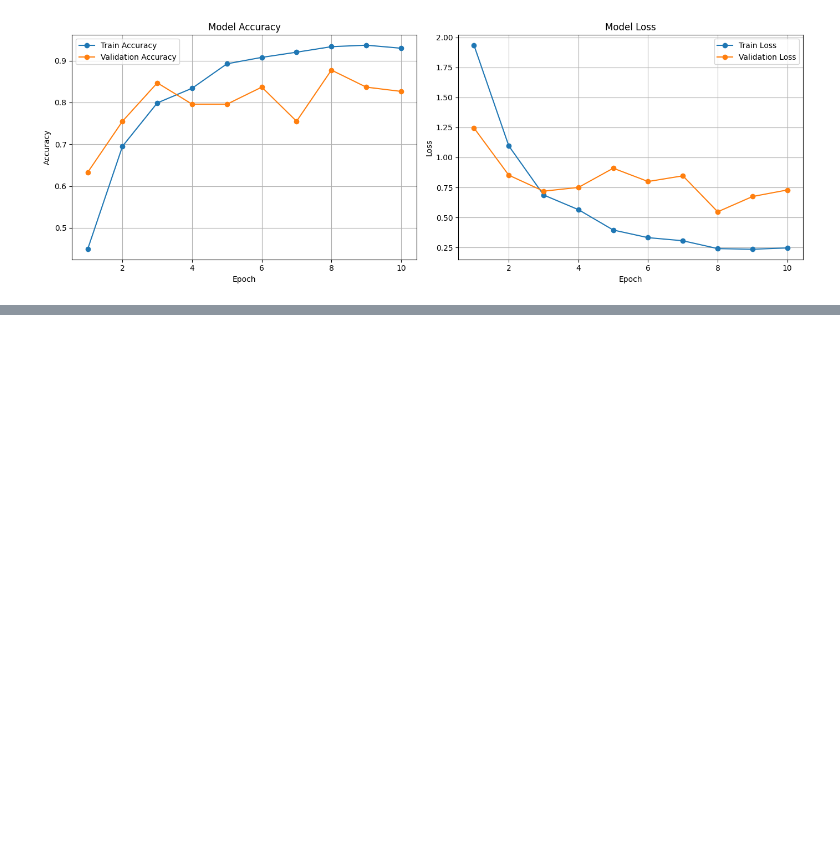
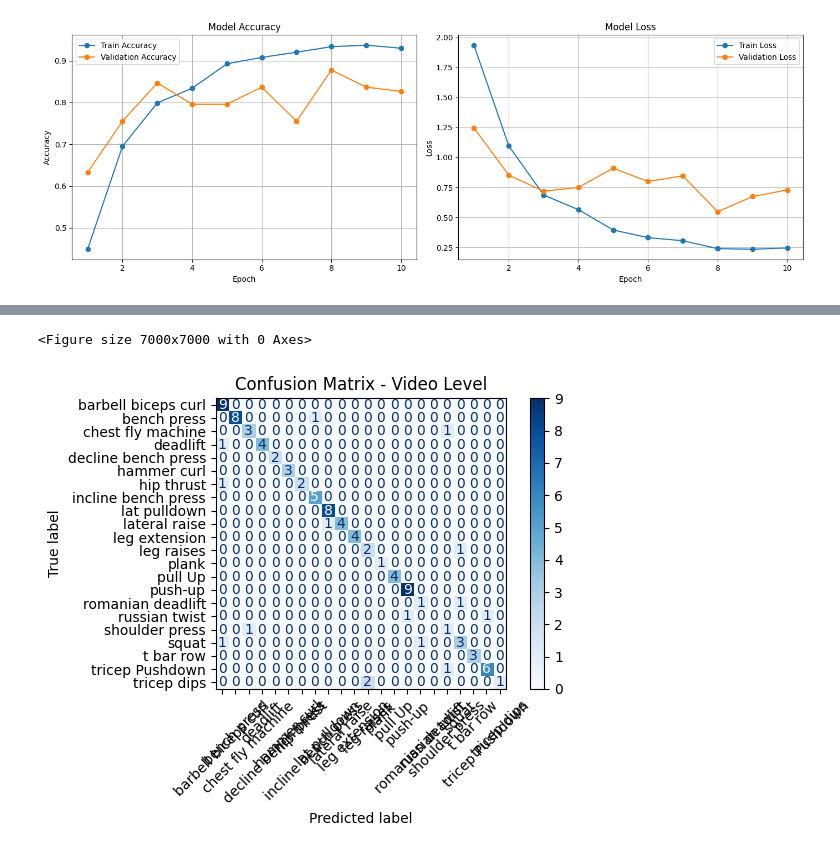
Before and after one commit to ShannieChacham/Workout_Exercises_Video_Classifier, a Jupyter notebook: Shannie_Chacham.ipynb, the cells around one changed output, grey strips where cells are left out. Drawn from its saved outputs; the diff is of its cells as text; code cells hidden in the pictures; blank space fills up the shorter version.

Commit message:
Test Results

```diff
--- a/Shannie_Chacham.ipynb
+++ b/Shannie_Chacham.ipynb
@@ -1278,0 +1180,6 @@ Plot saved to /content/drive/MyDrive/Beilinson/figs
+# %%
+# 3. Create Dataset and DataLoader
+clip_len = 16
+num_clips_per_video = 6
+test_dataset = VideoClipDataset(test_df, clip_len=clip_len, num_clips_per_video=num_clips_per_video, allow_short=True)
+test_loader = DataLoader(test_dataset, batch_size=8, shuffle=False, num_workers=2)
@@ -1278,0 +1274,24 @@ Plot saved to /content/drive/MyDrive/Beilinson/figs
+# %%
+# 6. Aggregate predictions per video
+test_results = {}
+for path, clip_preds in test_predictions_by_path.items():
+    pred_counts = Counter(clip_preds)
+    predicted_label = pred_counts.most_common(1)[0][0]
+    test_results[path] = {
+        'predicted_label': predicted_label,
+        'clip_predictions': clip_preds,
+        'confidence': pred_counts[predicted_label] / len(clip_preds)
+    }
+# %%
+# 7. Convert to DataFrame
+path_to_label = {row['filepath']: row['label'] for _, row in test_df.iterrows()}
+results_df = pd.DataFrame([
+    {
+        "filepath": path,
+        "true_label": path_to_label.get(path, None),
+        "predicted_label": res['predicted_label'],
+        "confidence": res['confidence'],
+        "clip_predictions": res['clip_predictions']
+    }
+    for path, res in test_results.items()
+])
@@ -1278,0 +1324,18 @@ Plot saved to /content/drive/MyDrive/Beilinson/figs
+# %%
+y_true = results_df["true_label"]
+y_pred = results_df["predicted_label"]
+
+id2label = {v: k for k, v in label2id.items()}
+
+cm = confusion_matrix(y_true, y_pred, labels=list(id2label.keys()))
+cm_display = ConfusionMatrixDisplay(cm, display_labels=[id2label[i] for i in range(len(id2label))])
+
+plt.figure(figsize=(70, 70))
+cm_display.plot(cmap="Blues", values_format="d", xticks_rotation=45)
+plt.title("Confusion Matrix - Video Level")
+plt.tight_layout()
+plt.savefig(output_path)
+plt.show()
+# %% [output]
+<Figure size 7000x7000 with 0 Axes>
+[figure, added]
```
Also changed, not shown: parts of 16 cells of this notebook.
